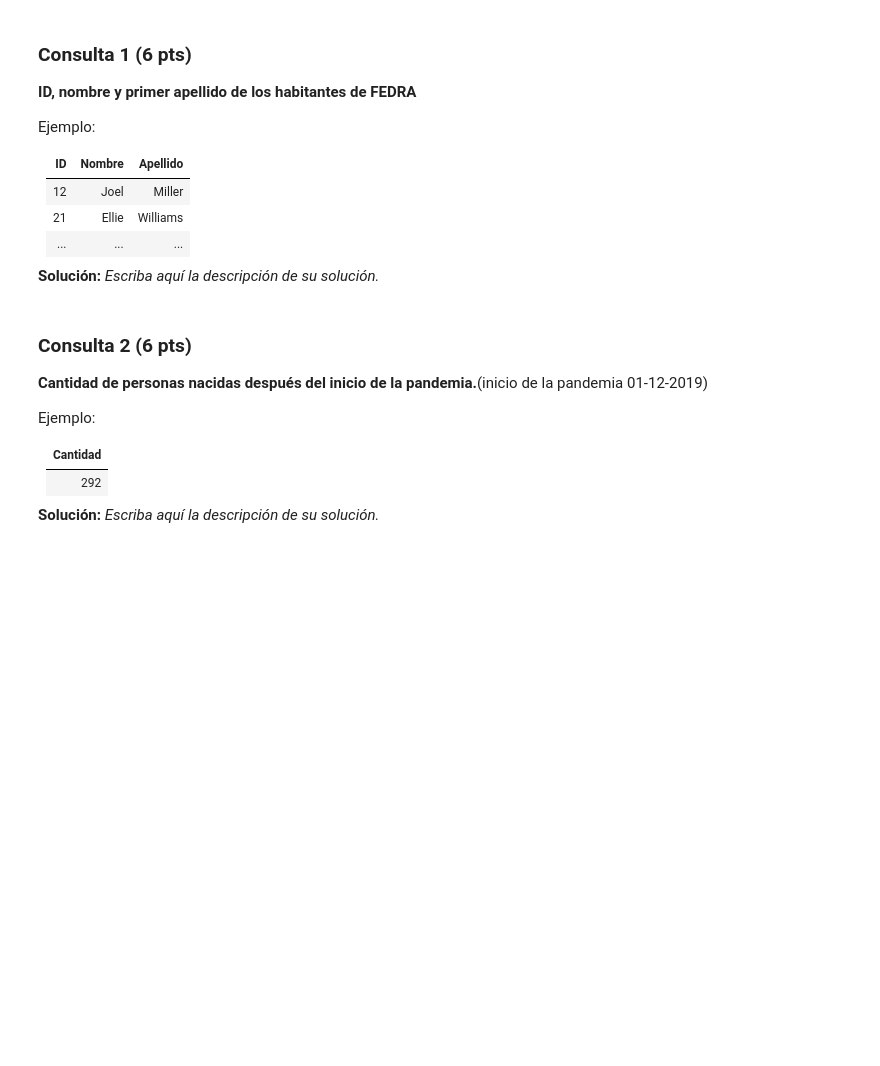
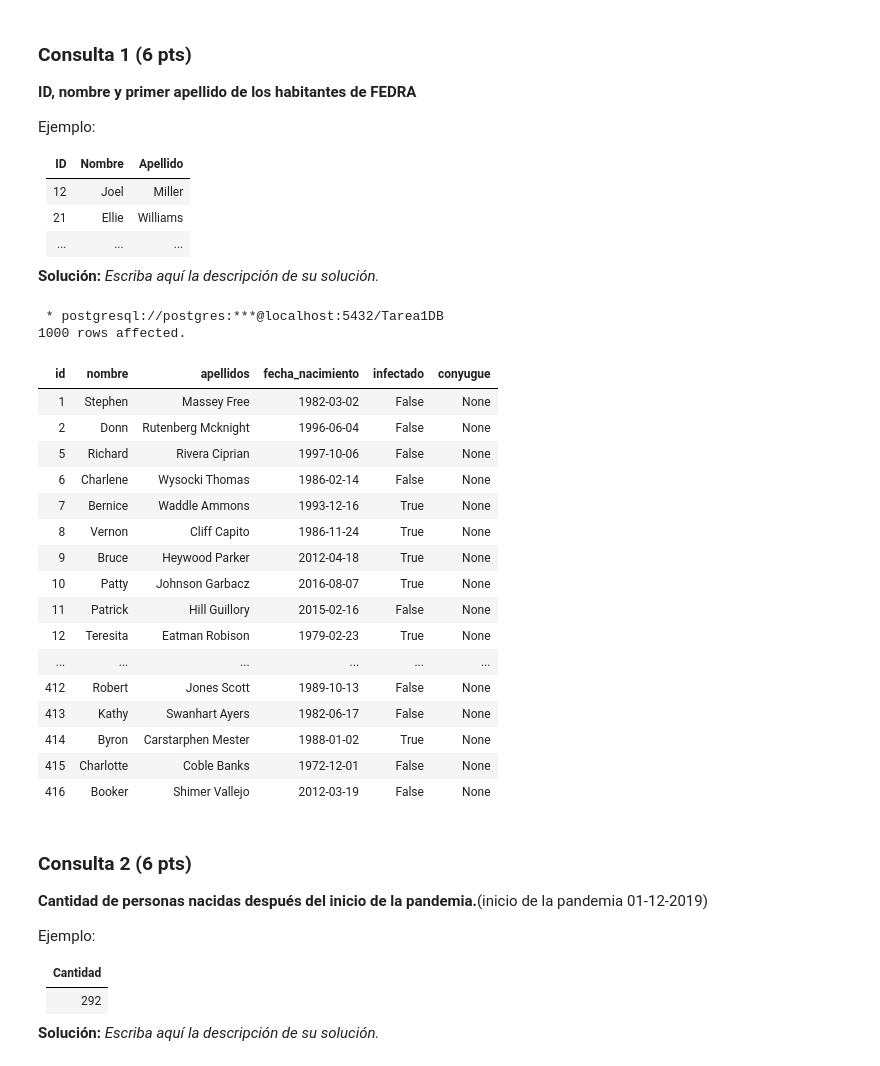
Before and after one commit to Kaleto13/Tarea_DB, a Jupyter notebook: Tarea1DB.ipynb, the cells around one changed output. Saved outputs shown, nothing was run; the diff lists cells and outputs as text; code cells hidden in the pictures; blank space fills up the shorter version.

```diff
--- a/Tarea1DB.ipynb
+++ b/Tarea1DB.ipynb
@@ -314,12 +362,32 @@ Ejemplo:
 # %%
 %%sql
 
 /* Reemplace estas queries por las que resuelven las consultas pedidas. */
 
 SELECT
     *
 FROM
-    *
+    personas;
+# %% [output]
+ * postgresql://postgres:***@localhost:5432/Tarea1DB
+1000 rows affected.
+| id | nombre | apellidos | fecha_nacimiento | infectado | conyugue |
+| 1 | Stephen | Massey Free | 1982-03-02 | False | None |
+| 2 | Donn | Rutenberg Mcknight | 1996-06-04 | False | None |
+| 5 | Richard | Rivera Ciprian | 1997-10-06 | False | None |
+| 6 | Charlene | Wysocki Thomas | 1986-02-14 | False | None |
+| 7 | Bernice | Waddle Ammons | 1993-12-16 | True | None |
+| 8 | Vernon | Cliff Capito | 1986-11-24 | True | None |
+| 9 | Bruce | Heywood Parker | 2012-04-18 | True | None |
+| 10 | Patty | Johnson Garbacz | 2016-08-07 | True | None |
+| 11 | Patrick | Hill Guillory | 2015-02-16 | False | None |
+| 12 | Teresita | Eatman Robison | 1979-02-23 | True | None |
+| ... | ... | ... | ... | ... | ... |
+| 412 | Robert | Jones Scott | 1989-10-13 | False | None |
+| 413 | Kathy | Swanhart Ayers | 1982-06-17 | False | None |
+| 414 | Byron | Carstarphen Mester | 1988-01-02 | True | None |
+| 415 | Charlotte | Coble Banks | 1972-12-01 | False | None |
+| 416 | Booker | Shimer Vallejo | 2012-03-19 | False | None |
 # %% [markdown]
 ### Consulta 2 (6 pts)
 **Cantidad de personas nacidas después del inicio de la pandemia.**(inicio de la pandemia 01-12-2019)
```
Also changed, not shown: parts of 10 cells of this notebook.
